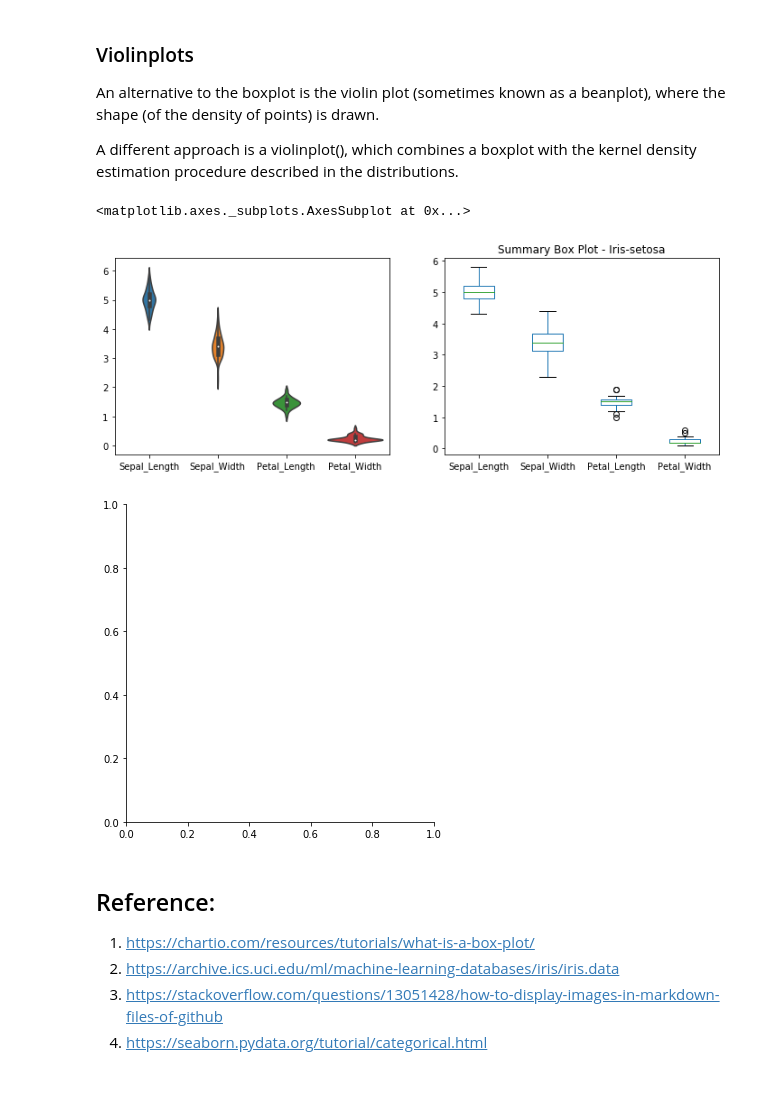
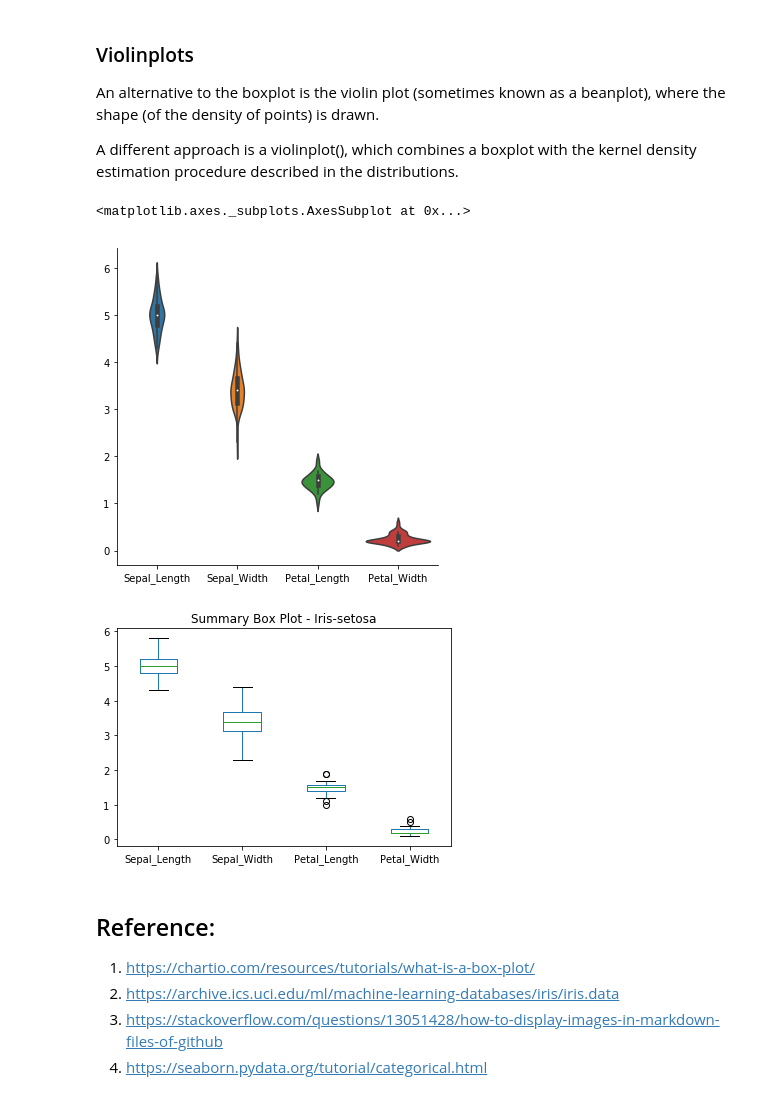
Before and after one commit to cdigap/FDA_Project, a Jupyter notebook: The_Box_Plot_Understanding.ipynb, the cells around one changed output. Saved outputs shown, nothing was run; the diff lists cells and outputs as text; code cells hidden in the pictures.

```diff
--- a/The_Box_Plot_Understanding.ipynb
+++ b/The_Box_Plot_Understanding.ipynb
@@ -199,15 +193,15 @@ An alternative to the boxplot is the violin plot (sometimes known as a beanplot)
 
 A different approach is a violinplot(), which combines a boxplot with the kernel density estimation procedure described in the distributions.
 # %%
-fig, ax = plt.subplots(nrows=1, ncols=2, figsize=(12,4))
+#fig, ax = plt.subplots(nrows=1, ncols=2, figsize=(12,4))
 
-sns.catplot(kind="violin", data=c_IS,ax=ax[0])
+sns.catplot(kind="violin", data=c_IS)
 
-c_IS.plot(kind='box',  title='Summary Box Plot - Iris-setosa',ax=ax[1])
+c_IS.plot(kind='box',  title='Summary Box Plot - Iris-setosa')
 # %% [output]
 <matplotlib.axes._subplots.AxesSubplot at 0x...>
-[figure, old version]
+[figure, new version]
-[figure, old version]
+[figure, new version]
 # %% [markdown]
 ## Reference:
 1. https://chartio.com/resources/tutorials/what-is-a-box-plot/
```
Also changed, not shown: parts of 5 cells of this notebook.
